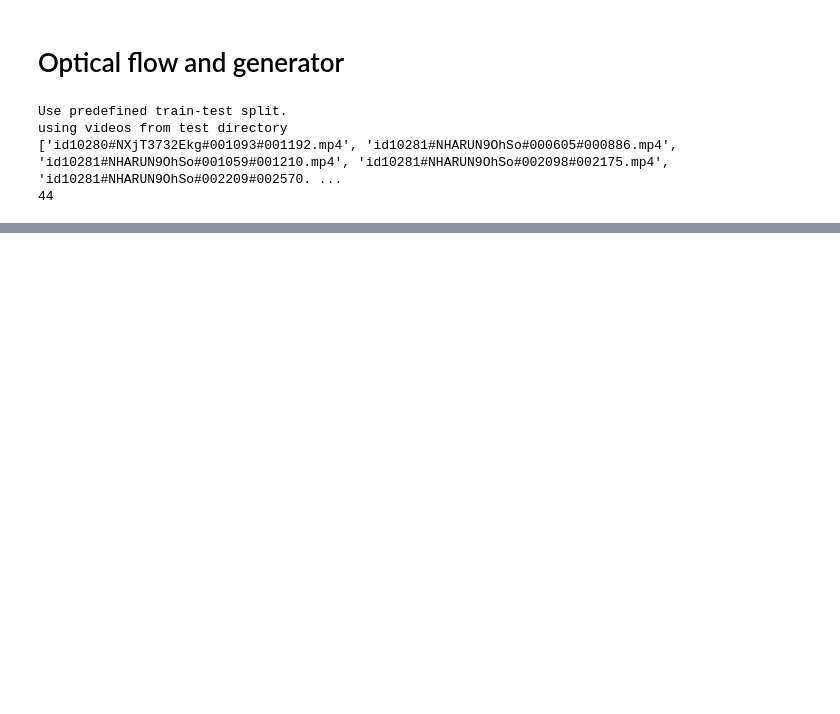
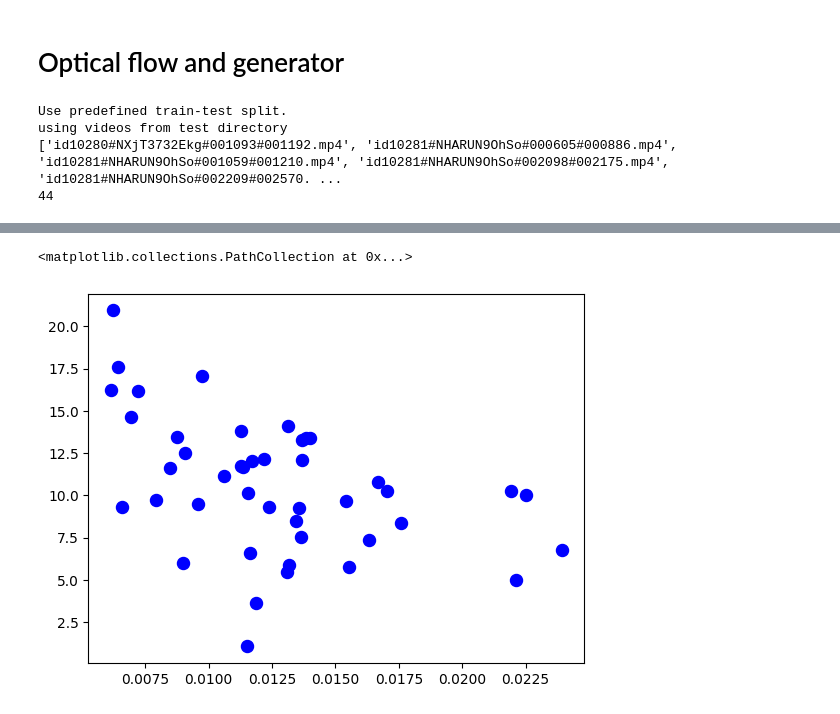
Before and after one commit to tristenAH/VMAF-Code-Repository, a Jupyter notebook: Keypoints_Prediction/VMAF_On_RNN_Reconstruction_Mode.ipynb, the cells around one changed output, grey strips where cells are left out. Drawn from its saved outputs; the diff is of its cells as text; code cells hidden in the pictures; blank space fills up the shorter version.

```diff
--- a/Keypoints_Prediction/VMAF_On_RNN_Reconstruction_Mode.ipynb
+++ b/Keypoints_Prediction/VMAF_On_RNN_Reconstruction_Mode.ipynb
@@ -400,0 +425,11 @@ NameError: name 'dataloader' is not defined
+# %%
+#Get all per-video VMAF scores
+vmaf_scores = []
+for score in vmaf_outputs:
+    vmaf_scores.append(score['pooled_metrics']['vmaf']['mean'])
+#10
+# %%
+#Get all per-video MSE scores
+mse_scores = []
+for video in mse_list_videos:
+    mse_scores.append(np.mean(video))
@@ -400,0 +467,6 @@ NameError: name 'dataloader' is not defined
+# %%
+#Per-Video VMAF and MSE Scatterplot -- Without normalization
+plt.scatter(mse_scores, vmaf_scores, color='blue', marker='o', s=75)
+# %% [output]
+<matplotlib.collections.PathCollection at 0x...>
+[figure, added]
```
Also changed, not shown: parts of 11 cells of this notebook, 3 other files.
